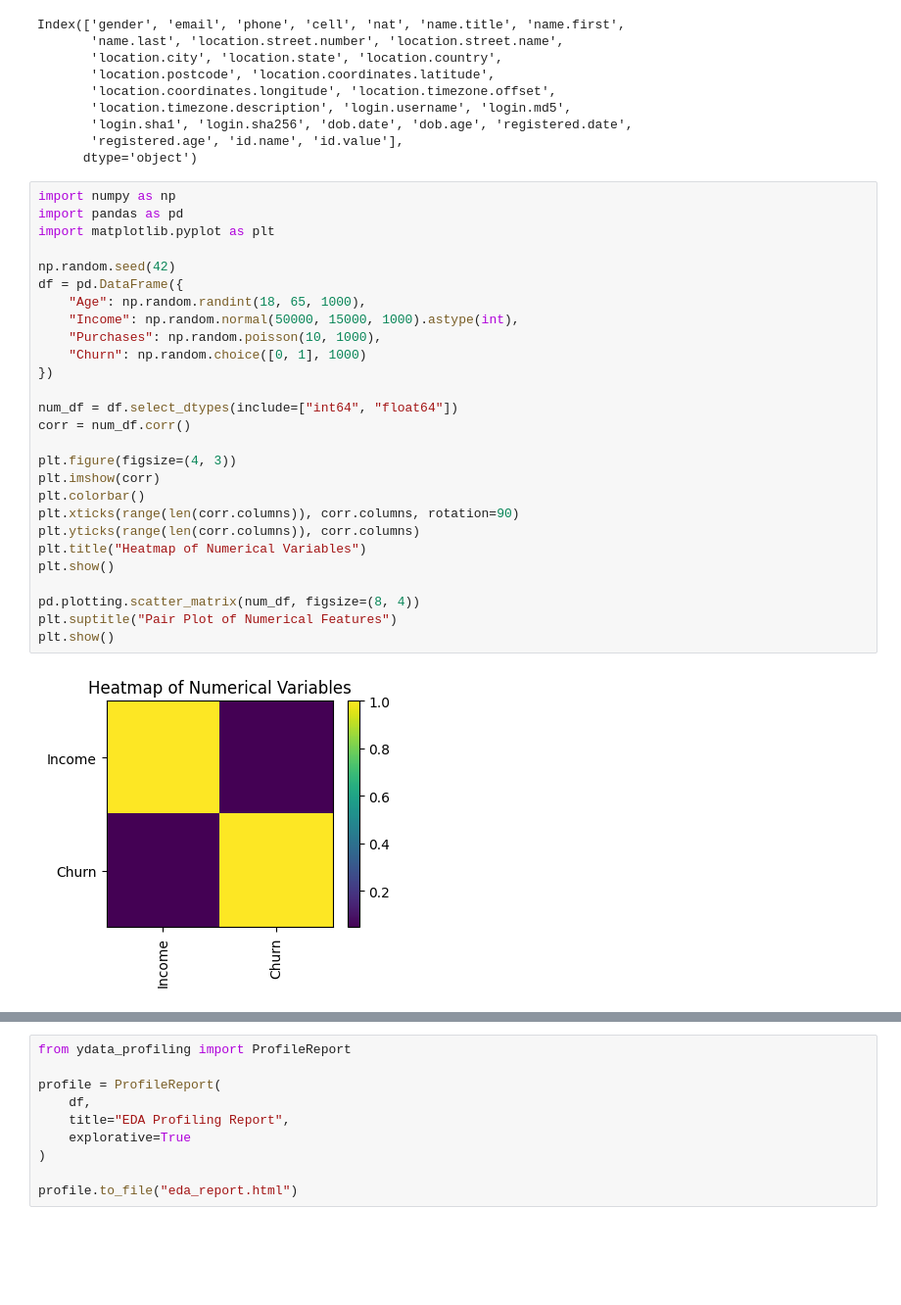
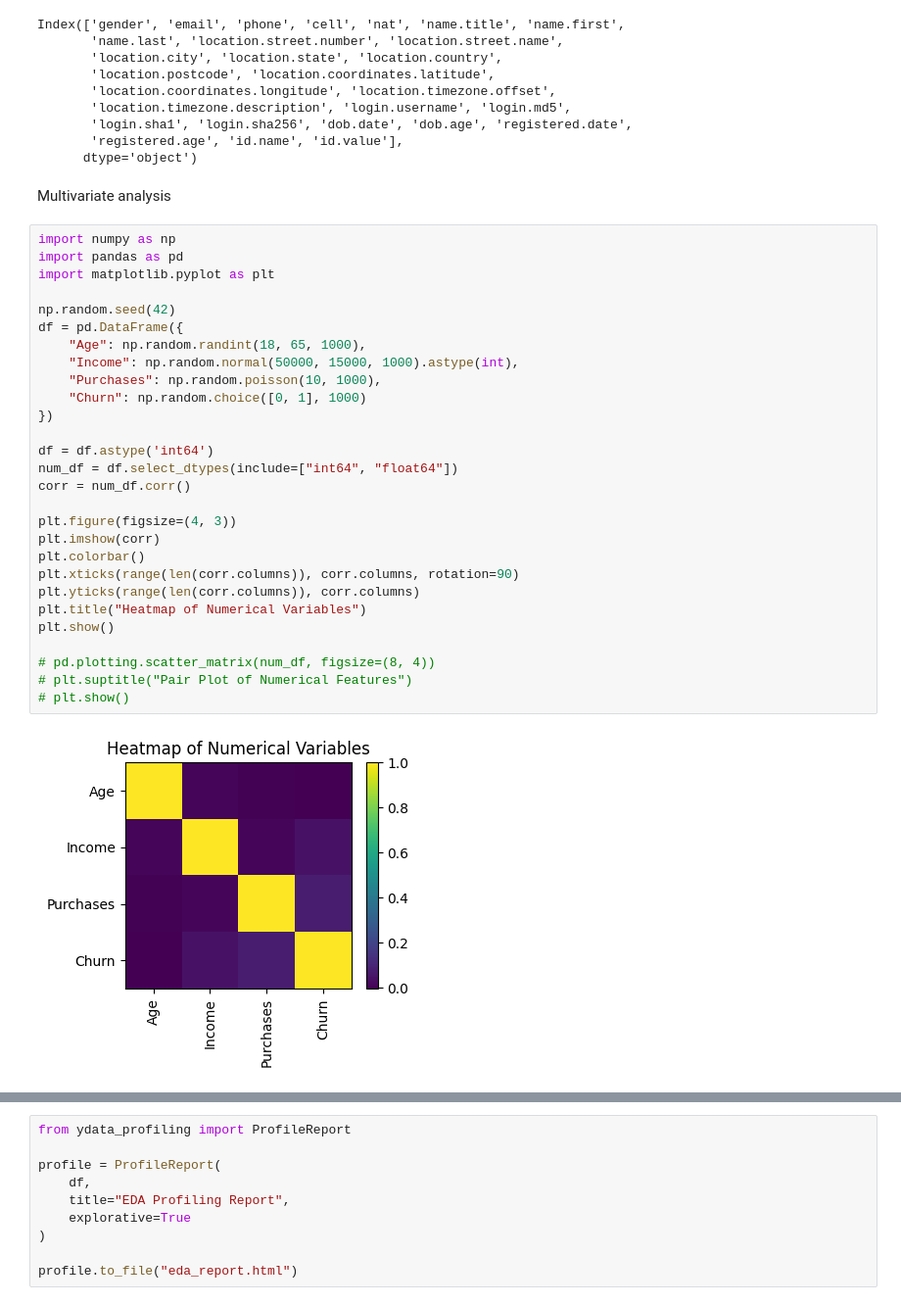
Before and after one commit to adityasavaliya01/New-practice, a Jupyter notebook: Data preprocessing/pr 1/practical.ipynb, the cells around one changed output, grey strips where cells are left out. Shown at 98% size. Drawn from its saved outputs; the diff is of its cells as text; blank space fills up the shorter version.

```diff
--- a/Data preprocessing/pr 1/practical.ipynb
+++ b/Data preprocessing/pr 1/practical.ipynb
@@ -169,32 +199,35 @@ Index(['gender', 'email', 'phone', 'cell', 'nat', 'name.title', 'name.first',
        'login.sha1', 'login.sha256', 'dob.date', 'dob.age', 'registered.date',
        'registered.age', 'id.name', 'id.value'],
       dtype='object')
+# %% [markdown]
+Multivariate analysis
 # %%
 import numpy as np
 import pandas as pd
 import matplotlib.pyplot as plt
 
 np.random.seed(42)
 df = pd.DataFrame({
     "Age": np.random.randint(18, 65, 1000),
     "Income": np.random.normal(50000, 15000, 1000).astype(int),
     "Purchases": np.random.poisson(10, 1000),
     "Churn": np.random.choice([0, 1], 1000)
 })
 
+df = df.astype('int64')
 num_df = df.select_dtypes(include=["int64", "float64"])
 corr = num_df.corr()
 
 plt.figure(figsize=(4, 3))
 plt.imshow(corr)
 plt.colorbar()
 plt.xticks(range(len(corr.columns)), corr.columns, rotation=90)
 plt.yticks(range(len(corr.columns)), corr.columns)
 plt.title("Heatmap of Numerical Variables")
 plt.show()
 
-pd.plotting.scatter_matrix(num_df, figsize=(8, 4))
-plt.suptitle("Pair Plot of Numerical Features")
-plt.show()
+# pd.plotting.scatter_matrix(num_df, figsize=(8, 4))
+# plt.suptitle("Pair Plot of Numerical Features")
+# plt.show()
 # %% [output]
-[figure, old version]
+[figure, new version]
```
Also changed, not shown: parts of 19 cells of this notebook, 2 other files.
